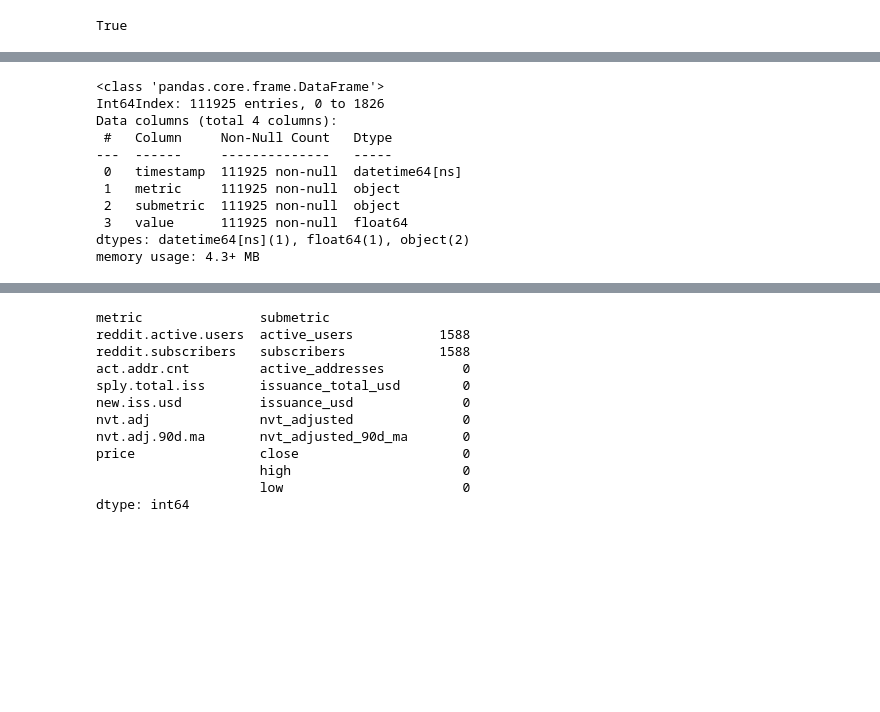
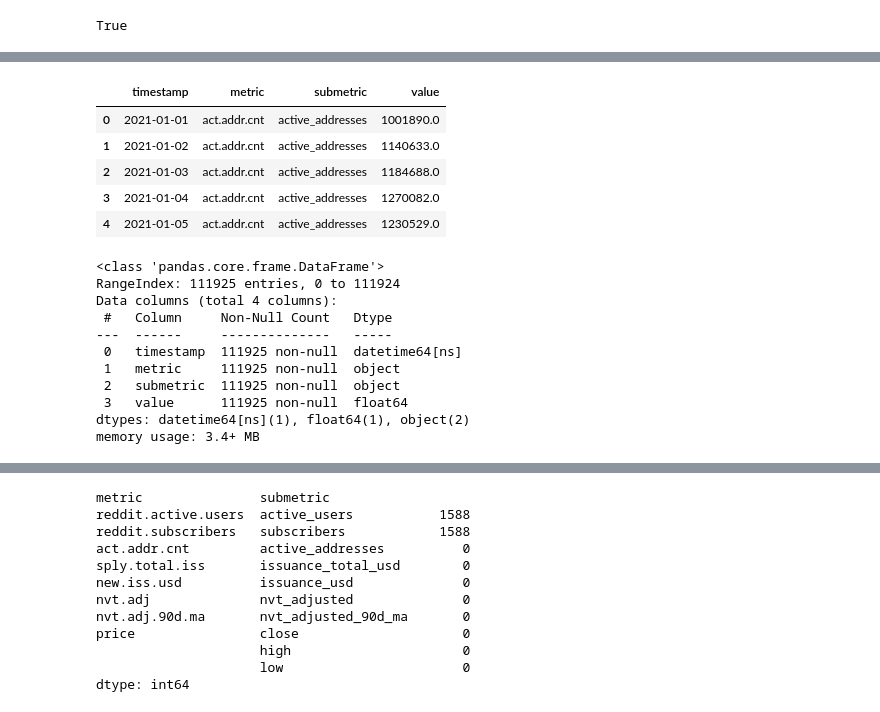
Before and after one commit to KaidenFrizu/recurrent-bitcoin-network, a Jupyter notebook: docs/Documentation.ipynb, the cells around one changed output, grey strips where cells are left out. Drawn from its saved outputs; the diff is of its cells as text; code cells hidden in the pictures; blank space fills up the shorter version.

```diff
--- a/docs/Documentation.ipynb
+++ b/docs/Documentation.ipynb
@@ -179,8 +118,17 @@ data
+# %%
+test.head()
+# %% [output]
+|  | timestamp | metric | submetric | value |
+| 0 | 2021-01-01 | act.addr.cnt | active_addresses | 1001890.0 |
+| 1 | 2021-01-02 | act.addr.cnt | active_addresses | 1140633.0 |
+| 2 | 2021-01-03 | act.addr.cnt | active_addresses | 1184688.0 |
+| 3 | 2021-01-04 | act.addr.cnt | active_addresses | 1270082.0 |
+| 4 | 2021-01-05 | act.addr.cnt | active_addresses | 1230529.0 |
 # %%
-data.info()
+train.info()
 # %% [output]
 <class 'pandas.core.frame.DataFrame'>
-Int64Index: 111925 entries, 0 to 1826
+RangeIndex: 111925 entries, 0 to 111924
 Data columns (total 4 columns):
  #   Column     Non-Null Count   Dtype
 ---  ------     --------------   -----
@@ -189,4 +137,4 @@ Data columns (total 4 columns):
  2   submetric  111925 non-null  object
  3   value      111925 non-null  float64
 dtypes: datetime64[ns](1), float64(1), object(2)
-memory usage: 4.3+ MB
+memory usage: 3.4+ MB
```
Also changed, not shown: parts of 58 cells of this notebook, 1 other file.
